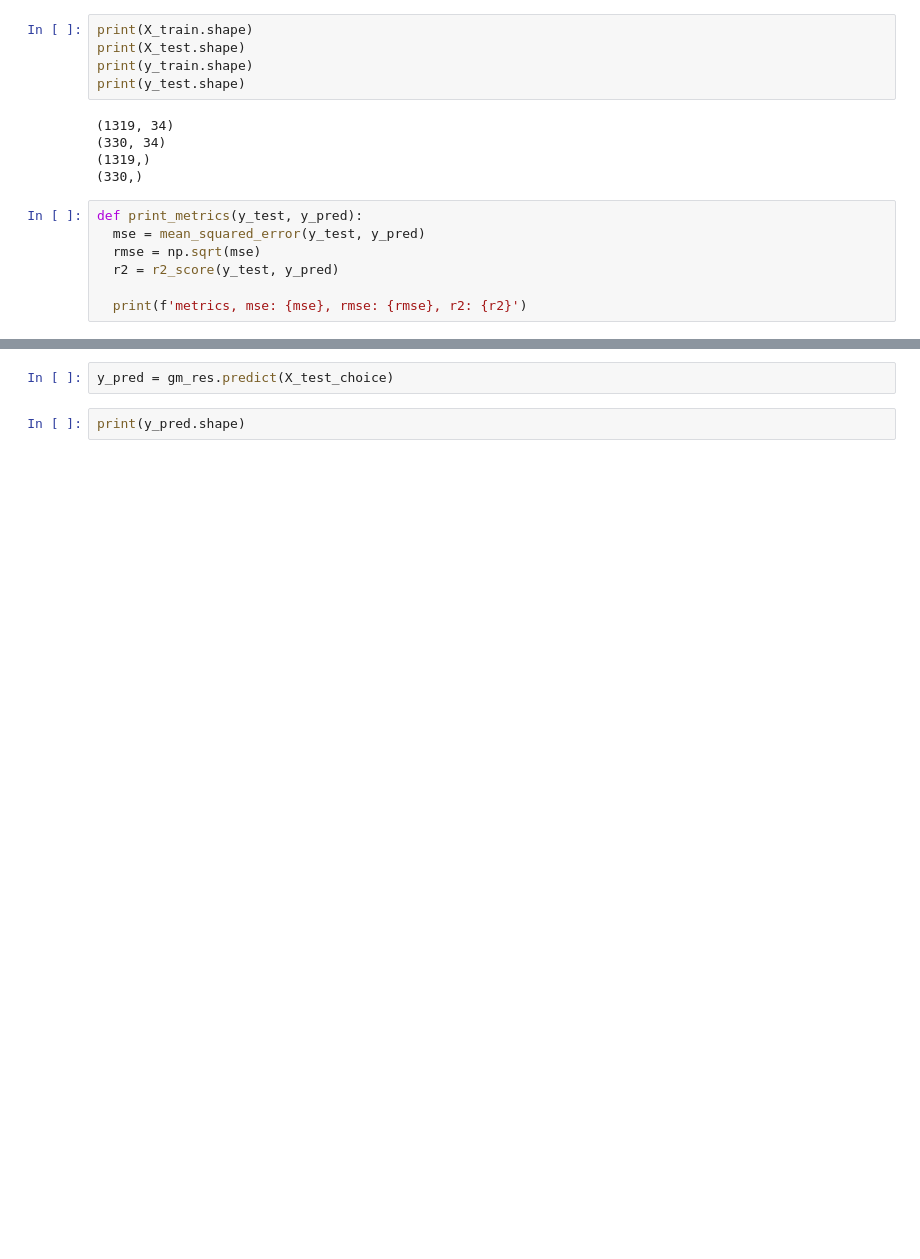
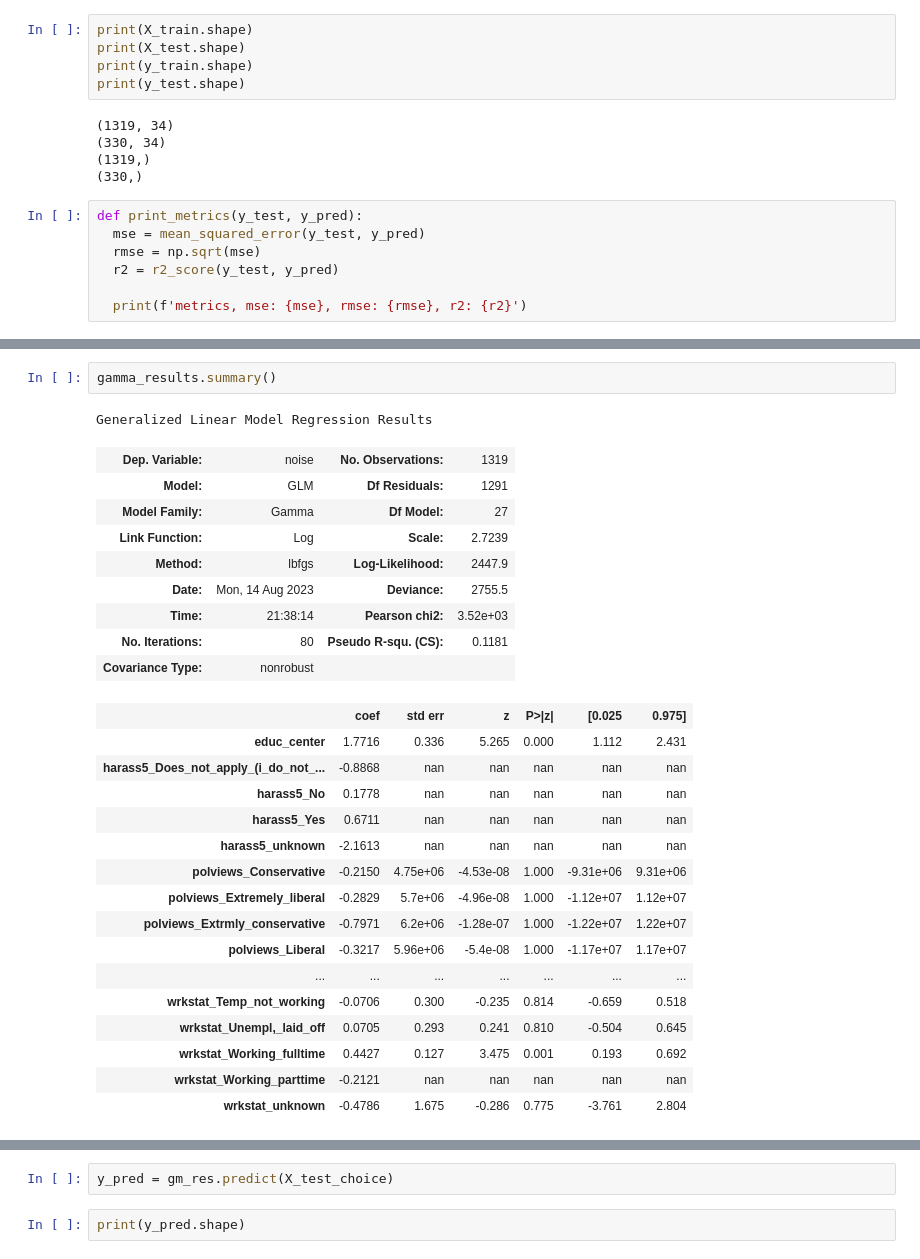
Before and after one commit to batman0911/social-stat-final-term, a Jupyter notebook: linear_model.ipynb, the cells around one changed output, grey strips where cells are left out. Cells and saved outputs as stored; diff of their text form; blank space fills up the shorter version.

```diff
--- a/linear_model.ipynb
+++ b/linear_model.ipynb
@@ -120,3 +120,32 @@ Generalized Linear Model Regression Results
+# %%
+gamma_results.summary()
+# %% [output]
+Generalized Linear Model Regression Results
+| Dep. Variable: | noise | No. Observations: | 1319 |
+| Model: | GLM | Df Residuals: | 1291 |
+| Model Family: | Gamma | Df Model: | 27 |
+| Link Function: | Log | Scale: | 2.7239 |
+| Method: | lbfgs | Log-Likelihood: | 2447.9 |
+| Date: | Mon, 14 Aug 2023 | Deviance: | 2755.5 |
+| Time: | 21:38:14 | Pearson chi2: | 3.52e+03 |
+| No. Iterations: | 80 | Pseudo R-squ. (CS): | 0.1181 |
+| Covariance Type: | nonrobust |  |  |
+|  | coef | std err | z | P>|z| | [0.025 | 0.975] |
+| educ_center | 1.7716 | 0.336 | 5.265 | 0.000 | 1.112 | 2.431 |
+| harass5_Does_not_apply_(i_do_not_... | -0.8868 | nan | nan | nan | nan | nan |
+| harass5_No | 0.1778 | nan | nan | nan | nan | nan |
+| harass5_Yes | 0.6711 | nan | nan | nan | nan | nan |
+| harass5_unknown | -2.1613 | nan | nan | nan | nan | nan |
+| polviews_Conservative | -0.2150 | 4.75e+06 | -4.53e-08 | 1.000 | -9.31e+06 | 9.31e+06 |
+| polviews_Extremely_liberal | -0.2829 | 5.7e+06 | -4.96e-08 | 1.000 | -1.12e+07 | 1.12e+07 |
+| polviews_Extrmly_conservative | -0.7971 | 6.2e+06 | -1.28e-07 | 1.000 | -1.22e+07 | 1.22e+07 |
+| polviews_Liberal | -0.3217 | 5.96e+06 | -5.4e-08 | 1.000 | -1.17e+07 | 1.17e+07 |
+| ... | ... | ... | ... | ... | ... | ... |
+| wrkstat_Temp_not_working | -0.0706 | 0.300 | -0.235 | 0.814 | -0.659 | 0.518 |
+| wrkstat_Unempl,_laid_off | 0.0705 | 0.293 | 0.241 | 0.810 | -0.504 | 0.645 |
+| wrkstat_Working_fulltime | 0.4427 | 0.127 | 3.475 | 0.001 | 0.193 | 0.692 |
+| wrkstat_Working_parttime | -0.2121 | nan | nan | nan | nan | nan |
+| wrkstat_unknown | -0.4786 | 1.675 | -0.286 | 0.775 | -3.761 | 2.804 |
 # %%
 y_pred = gamma_results.predict(X_test)
 print_metrics(y_test, y_pred)
```
Also changed, not shown: parts of 11 cells of this notebook, 4 other files.
